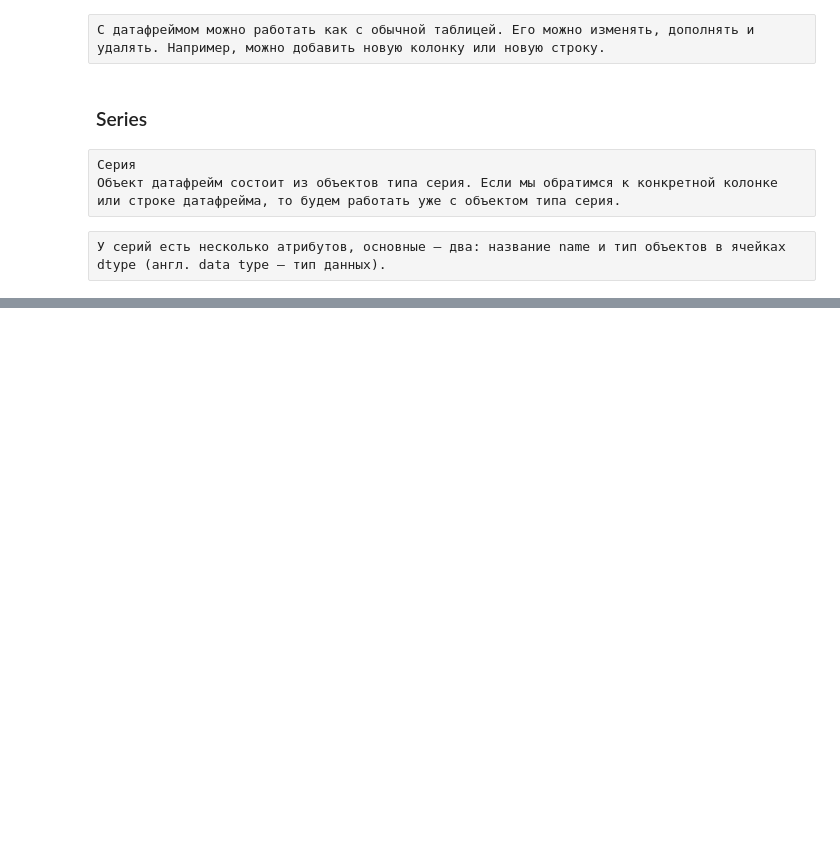
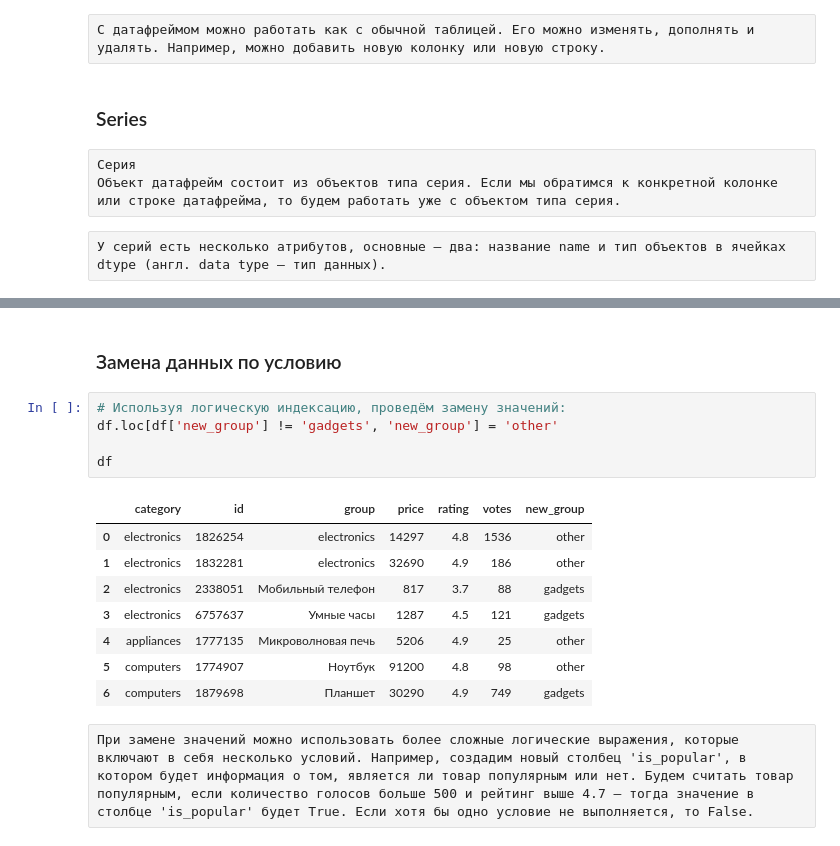
Before and after one commit to MaxWell-com/my-python-projects, a Jupyter notebook: Yandex_4_Pandas_basic.ipynb, the cells around one changed output, grey strips where cells are left out. Saved outputs shown, nothing was run; the diff lists cells and outputs as text; blank space fills up the shorter version.

```diff
--- a/Yandex_4_Pandas_basic.ipynb
+++ b/Yandex_4_Pandas_basic.ipynb
@@ -420,0 +1367,18 @@ pip install pandas==2.0.1
+# %% [markdown]
+### Замена данных по условию
+# %%
+# Используя логическую индексацию, проведём замену значений:
+df.loc[df['new_group'] != 'gadgets', 'new_group'] = 'other'
+
+df
+# %% [output]
+|  | category | id | group | price | rating | votes | new_group |
+| 0 | electronics | 1826254 | electronics | 14297 | 4.8 | 1536 | other |
+| 1 | electronics | 1832281 | electronics | 32690 | 4.9 | 186 | other |
+| 2 | electronics | 2338051 | Мобильный телефон | 817 | 3.7 | 88 | gadgets |
+| 3 | electronics | 6757637 | Умные часы | 1287 | 4.5 | 121 | gadgets |
+| 4 | appliances | 1777135 | Микроволновая печь | 5206 | 4.9 | 25 | other |
+| 5 | computers | 1774907 | Ноутбук | 91200 | 4.8 | 98 | other |
+| 6 | computers | 1879698 | Планшет | 30290 | 4.9 | 749 | gadgets |
+# %% [raw]
+При замене значений можно использовать более сложные логические выражения, которые включают в себя несколько условий. Например, создадим новый столбец 'is_popular', в котором будет информация о том, является ли товар популярным или нет. Будем считать товар популярным, если количество голосов больше 500 и рейтинг выше 4.7 — тогда значение в столбце 'is_popular' будет True. Если хотя бы одно условие не выполняется, то False.
```
Also changed, not shown: parts of 268 cells of this notebook, 1 other file.
